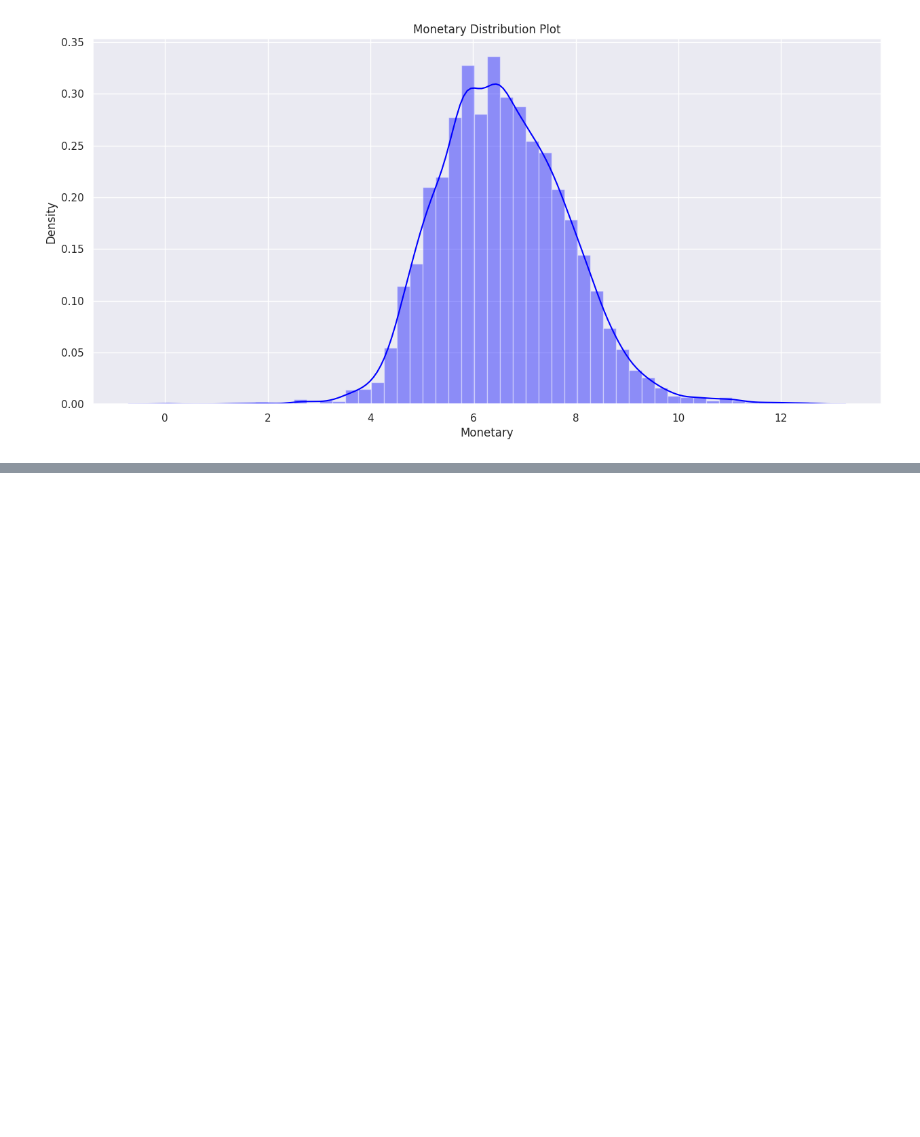
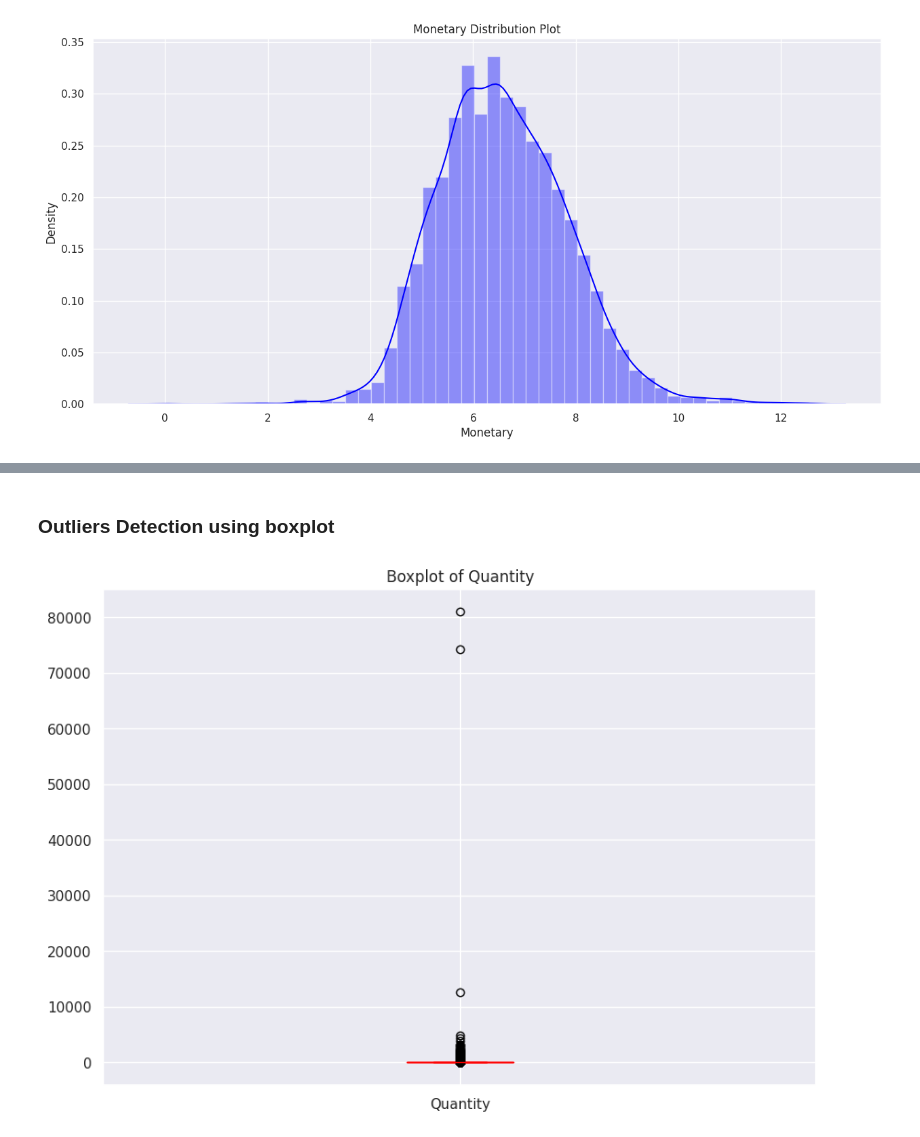
Before and after one commit to sahoomrutyunjaya12345/OnlineRetailCustomerSegmentation, a Jupyter notebook: Online_Retail_Customer_SegmentationCapstoneProject.ipynb, the cells around one changed output, grey strips where cells are left out. Drawn from its saved outputs; the diff is of its cells as text; code cells hidden in the pictures; blank space fills up the shorter version.

```diff
--- a/Online_Retail_Customer_SegmentationCapstoneProject.ipynb
+++ b/Online_Retail_Customer_SegmentationCapstoneProject.ipynb
@@ -827,0 +932,10 @@ plt.show()
+# %% [markdown]
+### Outliers Detection using boxplot
+# %%
+# plotting for Quantity variable
+fig,ax = plt.subplots(figsize=(10, 7))
+customer_data.boxplot(column='Quantity', color='red', ax=ax)
+ax.set_title('Boxplot of Quantity')
+plt.show()
+# %% [output]
+[figure, added]
```
Also changed, not shown: parts of 32 cells of this notebook.
